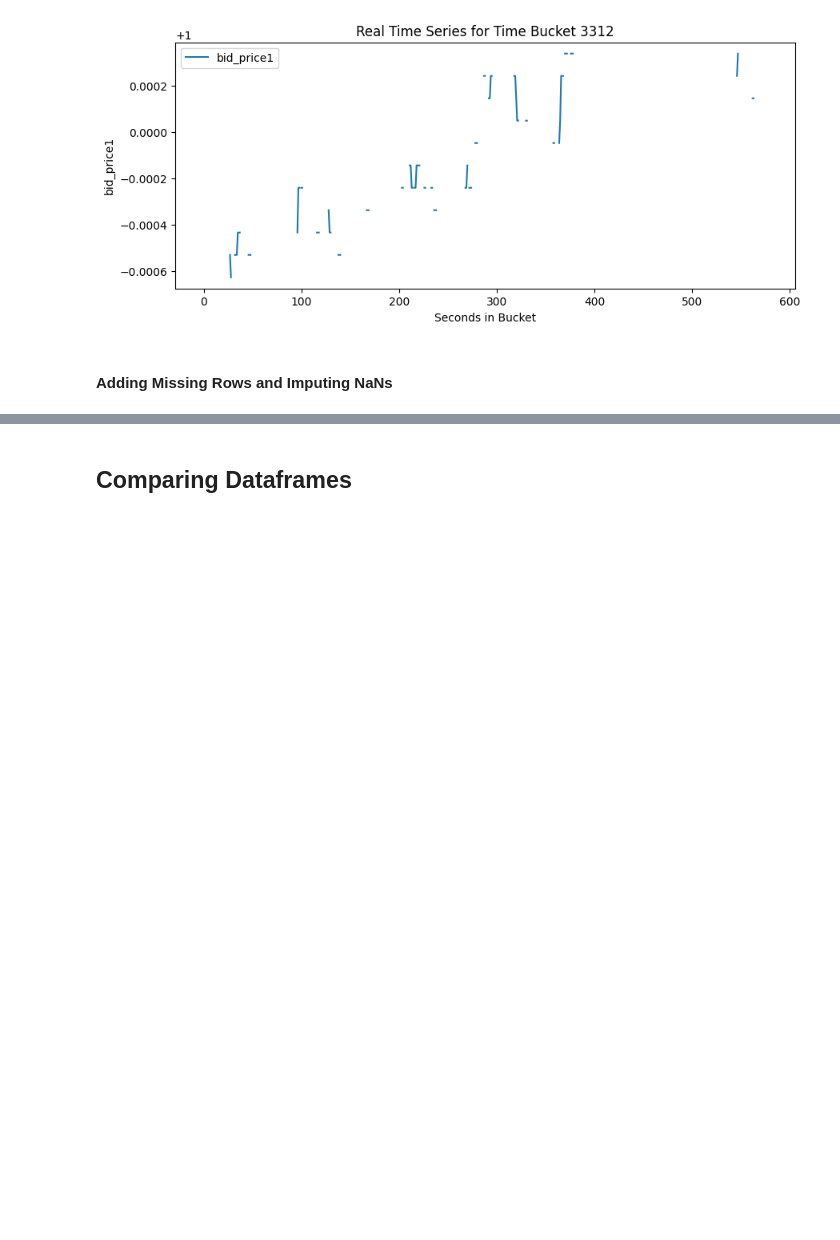
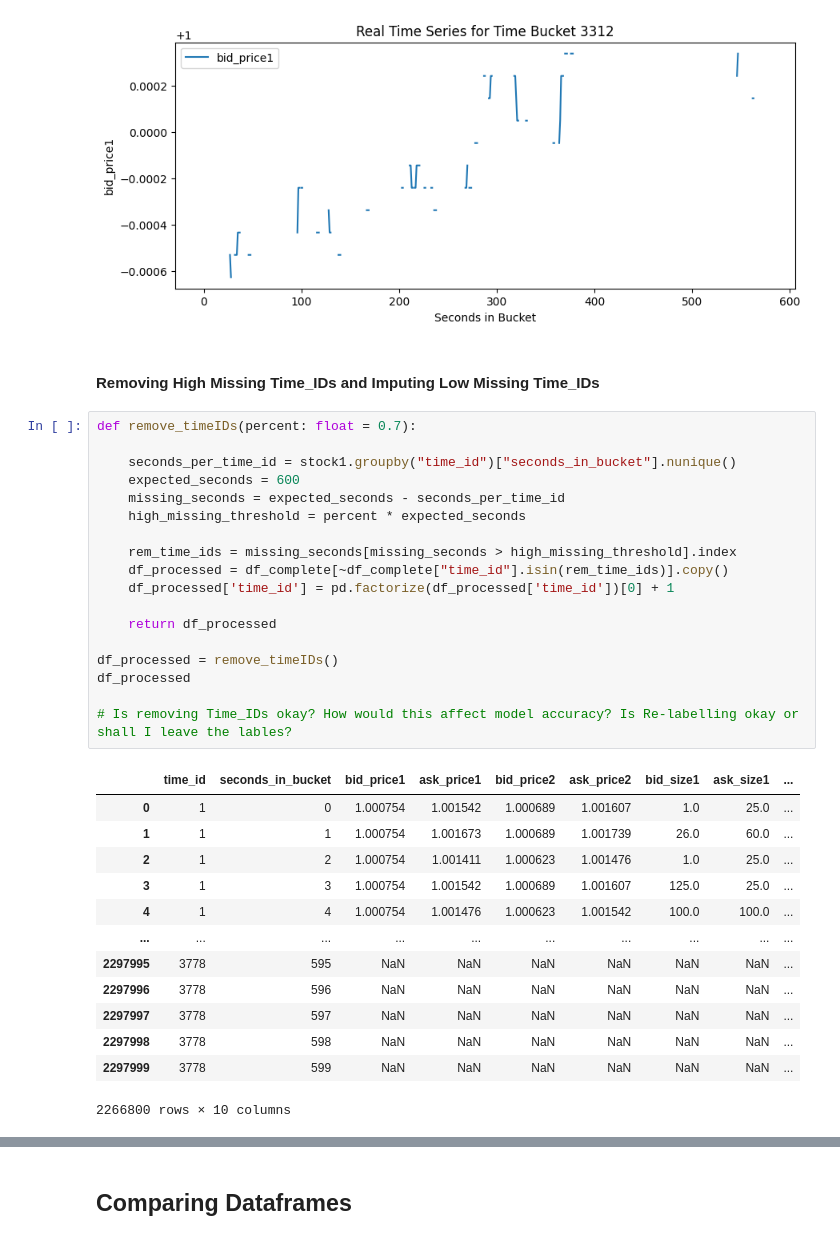
Before and after one commit to Ayush-Singh-31/Optiver-07, a Jupyter notebook: EDA.ipynb, the cells around one changed output, grey strips where cells are left out. Saved outputs shown, nothing was run; the diff lists cells and outputs as text; blank space fills up the shorter version.

```diff
--- a/EDA.ipynb
+++ b/EDA.ipynb
@@ -344,5 +344,37 @@ plt.show()
 # %% [output]
 [figure]
 # %% [markdown]
-#### **Adding Missing Rows and Imputing NaNs**
+#### **Removing High Missing Time_IDs and Imputing Low Missing Time_IDs**
+# %%
+def remove_timeIDs(percent: float = 0.7):
+
+    seconds_per_time_id = stock1.groupby("time_id")["seconds_in_bucket"].nunique()
+    expected_seconds = 600
+    missing_seconds = expected_seconds - seconds_per_time_id
+    high_missing_threshold = percent * expected_seconds
+
+    rem_time_ids = missing_seconds[missing_seconds > high_missing_threshold].index
+    df_processed = df_complete[~df_complete["time_id"].isin(rem_time_ids)].copy()
+    df_processed['time_id'] = pd.factorize(df_processed['time_id'])[0] + 1
+
+    return df_processed
+
+df_processed = remove_timeIDs()
+df_processed
+
+# Is removing Time_IDs okay? How would this affect model accuracy? Is Re-labelling okay or shall I leave the lables?
+# %% [output]
+|  | time_id | seconds_in_bucket | bid_price1 | ask_price1 | bid_price2 | ask_price2 | bid_size1 | ask_size1 | ... |
+| 0 | 1 | 0 | 1.000754 | 1.001542 | 1.000689 | 1.001607 | 1.0 | 25.0 | ... |
+| 1 | 1 | 1 | 1.000754 | 1.001673 | 1.000689 | 1.001739 | 26.0 | 60.0 | ... |
+| 2 | 1 | 2 | 1.000754 | 1.001411 | 1.000623 | 1.001476 | 1.0 | 25.0 | ... |
+| 3 | 1 | 3 | 1.000754 | 1.001542 | 1.000689 | 1.001607 | 125.0 | 25.0 | ... |
+| 4 | 1 | 4 | 1.000754 | 1.001476 | 1.000623 | 1.001542 | 100.0 | 100.0 | ... |
+| ... | ... | ... | ... | ... | ... | ... | ... | ... | ... |
+| 2297995 | 3778 | 595 | NaN | NaN | NaN | NaN | NaN | NaN | ... |
+| 2297996 | 3778 | 596 | NaN | NaN | NaN | NaN | NaN | NaN | ... |
+| 2297997 | 3778 | 597 | NaN | NaN | NaN | NaN | NaN | NaN | ... |
+| 2297998 | 3778 | 598 | NaN | NaN | NaN | NaN | NaN | NaN | ... |
+| 2297999 | 3778 | 599 | NaN | NaN | NaN | NaN | NaN | NaN | ... |
+2266800 rows × 10 columns
 # %%
```
Also changed, not shown: parts of 28 cells of this notebook.
